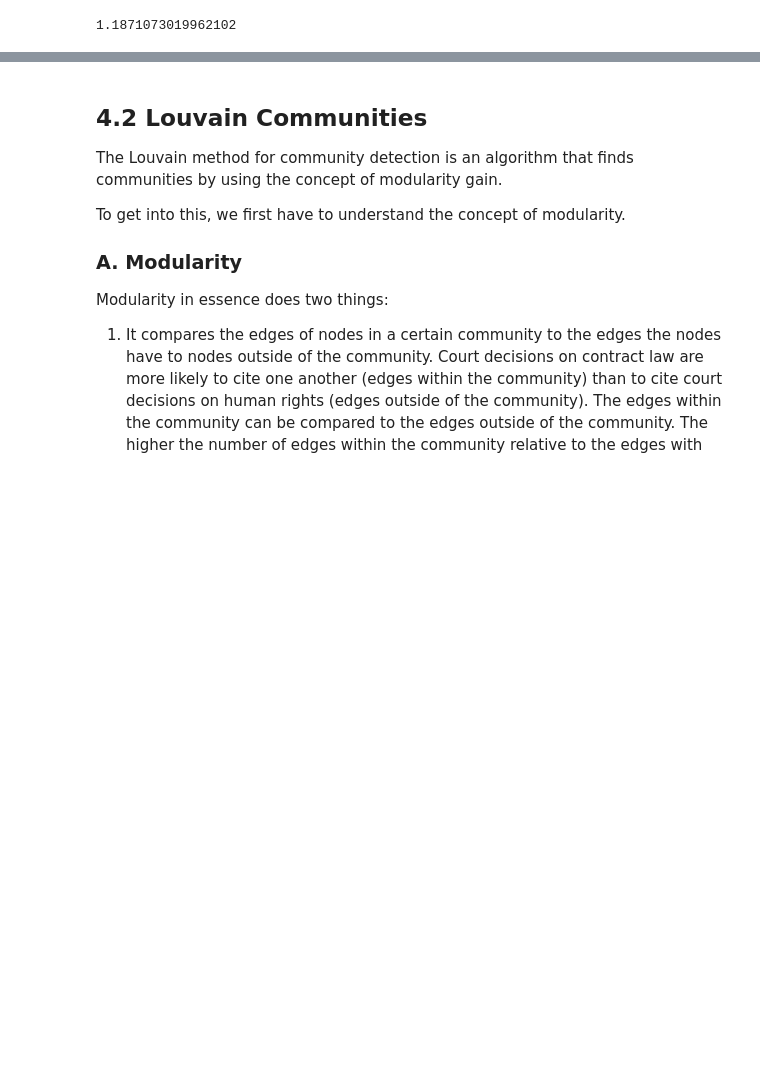
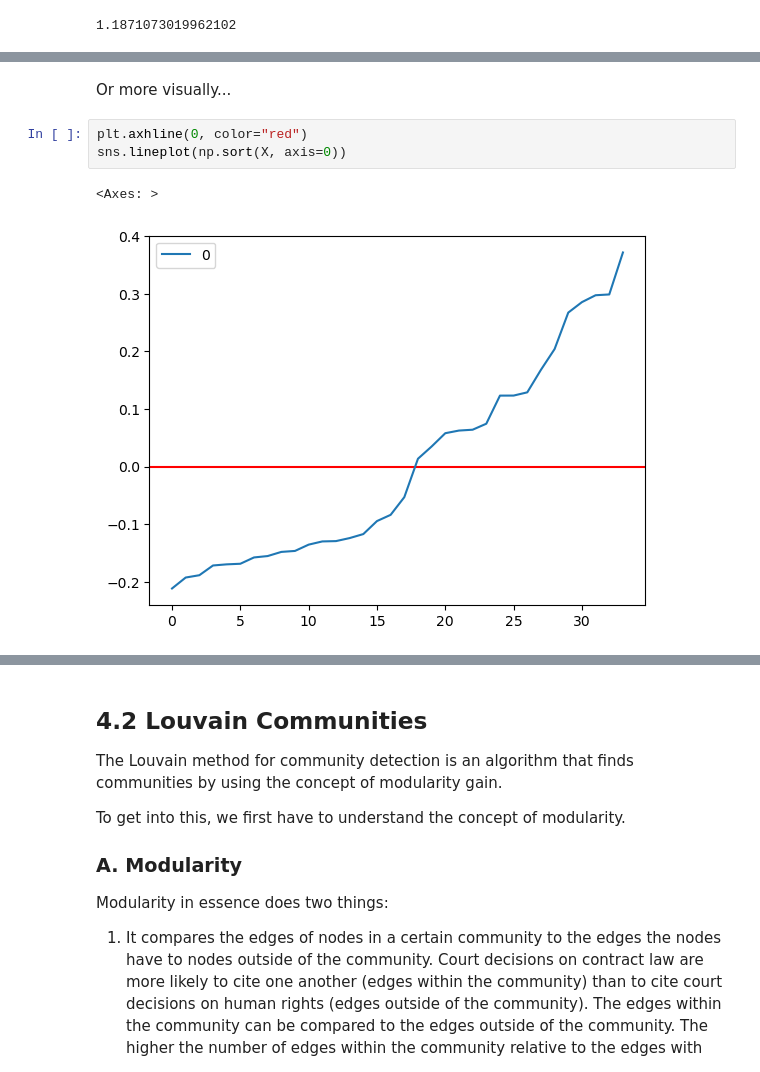
Before and after one commit to maastrichtlawtech/legalnetworkanalysis_textbook, a Jupyter notebook: Chapter_4_Communities.ipynb, the cells around one changed output, grey strips where cells are left out. Drawn from its saved outputs; the diff is of its cells as text; blank space fills up the shorter version.

```diff
--- a/Chapter_4_Communities.ipynb
+++ b/Chapter_4_Communities.ipynb
@@ -180 +242,9 @@ Having this, we can cluster them using KMeans. In our case, we select two cluste
+# %% [markdown]
+Or more visually...
+# %%
+plt.axhline(0, color="red")
+sns.lineplot(np.sort(X, axis=0))
+# %% [output]
+<Axes: >
+[figure, added]
 # %%
```
Also changed, not shown: parts of 21 cells of this notebook.
